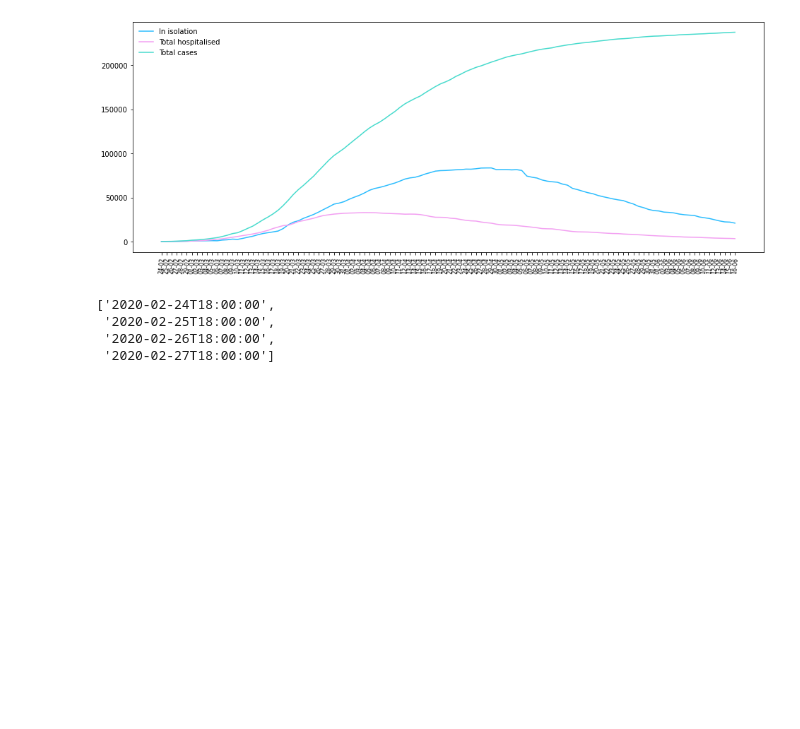
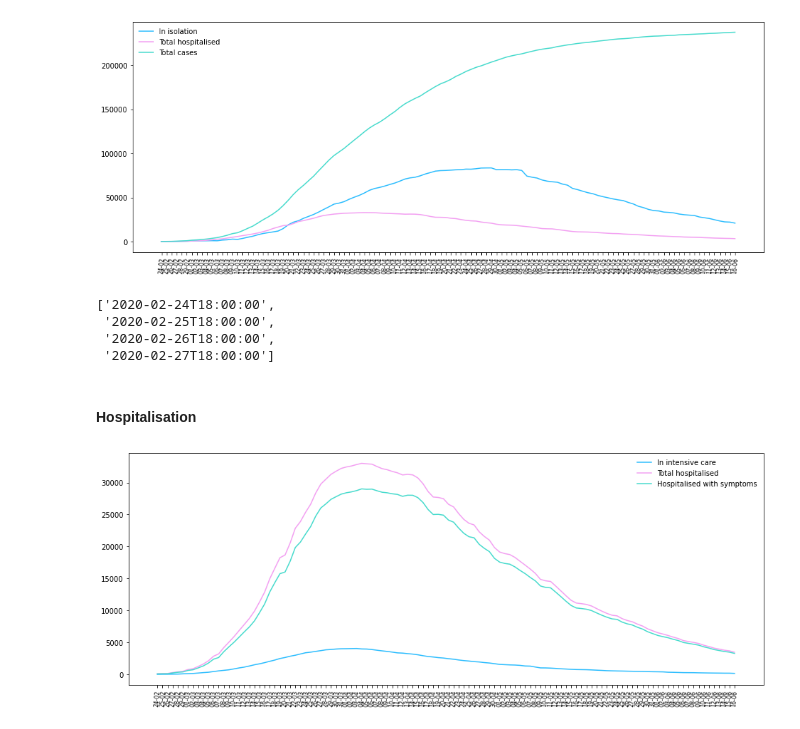
Before and after one commit to idazucchi/BDP2_mid-term, a Jupyter notebook: work/Covid19_graph_generation.ipynb, the cells around one changed output. Drawn from its saved outputs; the diff is of its cells as text; code cells hidden in the pictures; blank space fills up the shorter version.

Commit message:
add code for graph hospitalisation.png

```diff
--- a/work/Covid19_graph_generation.ipynb
+++ b/work/Covid19_graph_generation.ipynb
@@ -94,3 +94,19 @@ dates[0:4]
  '2020-02-25T18:00:00',
  '2020-02-26T18:00:00',
  '2020-02-27T18:00:00']
+# %% [markdown]
+#### Hospitalisation
+# %%
+fig = plt.figure(figsize=(16,6))
+ax = fig.add_subplot(1, 1, 1)
+plt.plot(dates,intensive_care, label='In intensive care')
+plt.plot(dates,tot_hospitalised, label='Total hospitalised')
+plt.plot(dates,hospitalised, label='Hospitalised with symptoms')
+#plt.plot(dates,tot_cases, label='Total cases')
+ax.set_xticklabels(clean_dates, fontsize=8)
+plt.xticks(rotation=85)
+plt.legend()
+plt.legend(frameon=False)
+plt.show()
+# %% [output]
+[figure, added]
```
Also changed, not shown: parts of 1 cell of this notebook, 1 other file.
